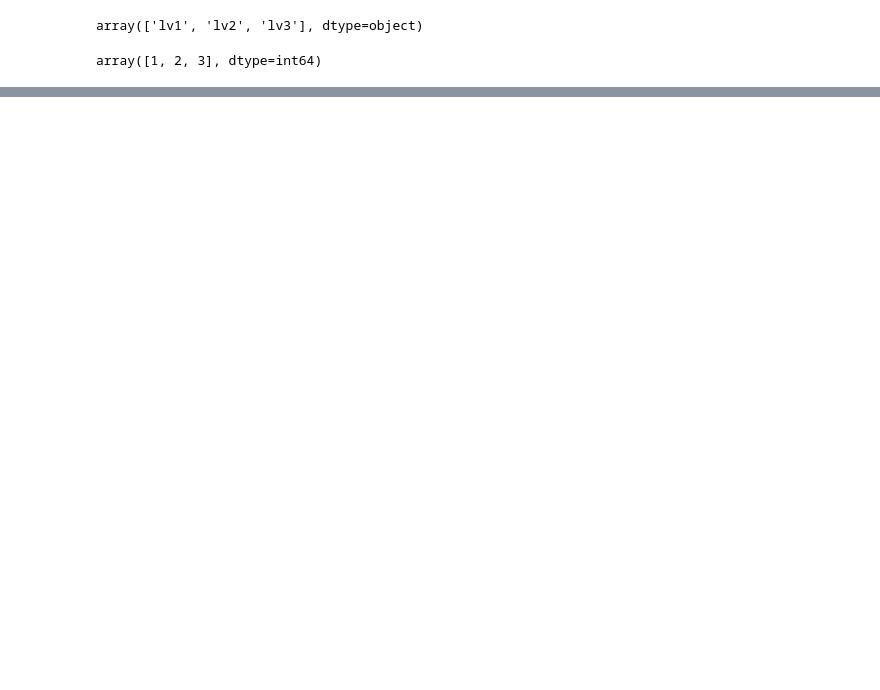
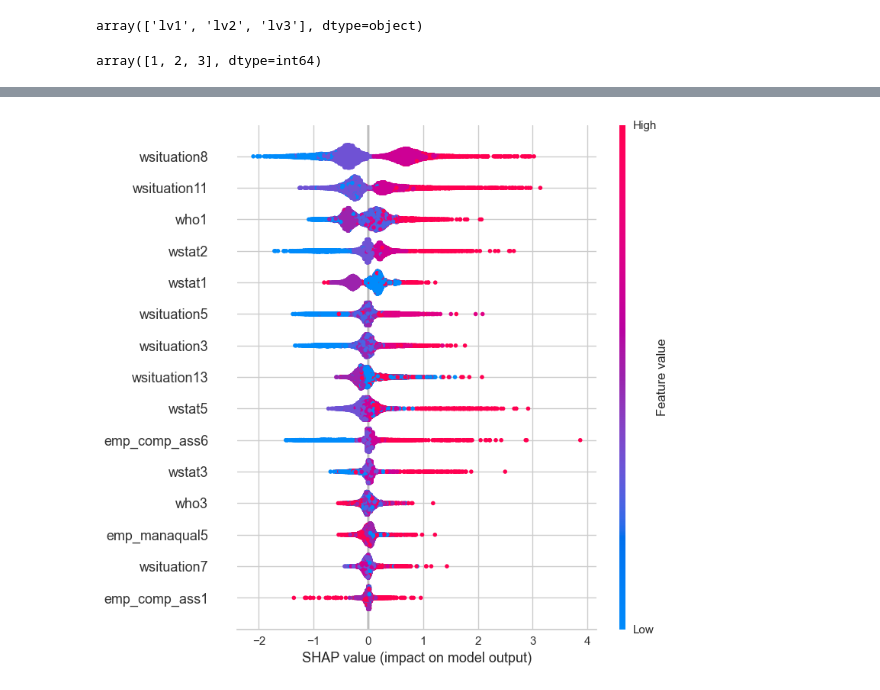
Before and after one commit to momoT2/2-project, a Jupyter notebook: Gradient Boosting.ipynb, the cells around one changed output, grey strips where cells are left out. Cells and saved outputs as stored; diff of their text form; code cells hidden in the pictures; blank space fills up the shorter version.

```diff
--- a/Gradient Boosting.ipynb
+++ b/Gradient Boosting.ipynb
@@ -182,0 +346,4 @@ best = compare_models(fold=10, sort='AUC')
+# %%
+shap.summary_plot(shap_values_class2, X_train)
+# %% [output]
+[figure, added]
```
Also changed, not shown: parts of 32 cells of this notebook, 2 other files.
